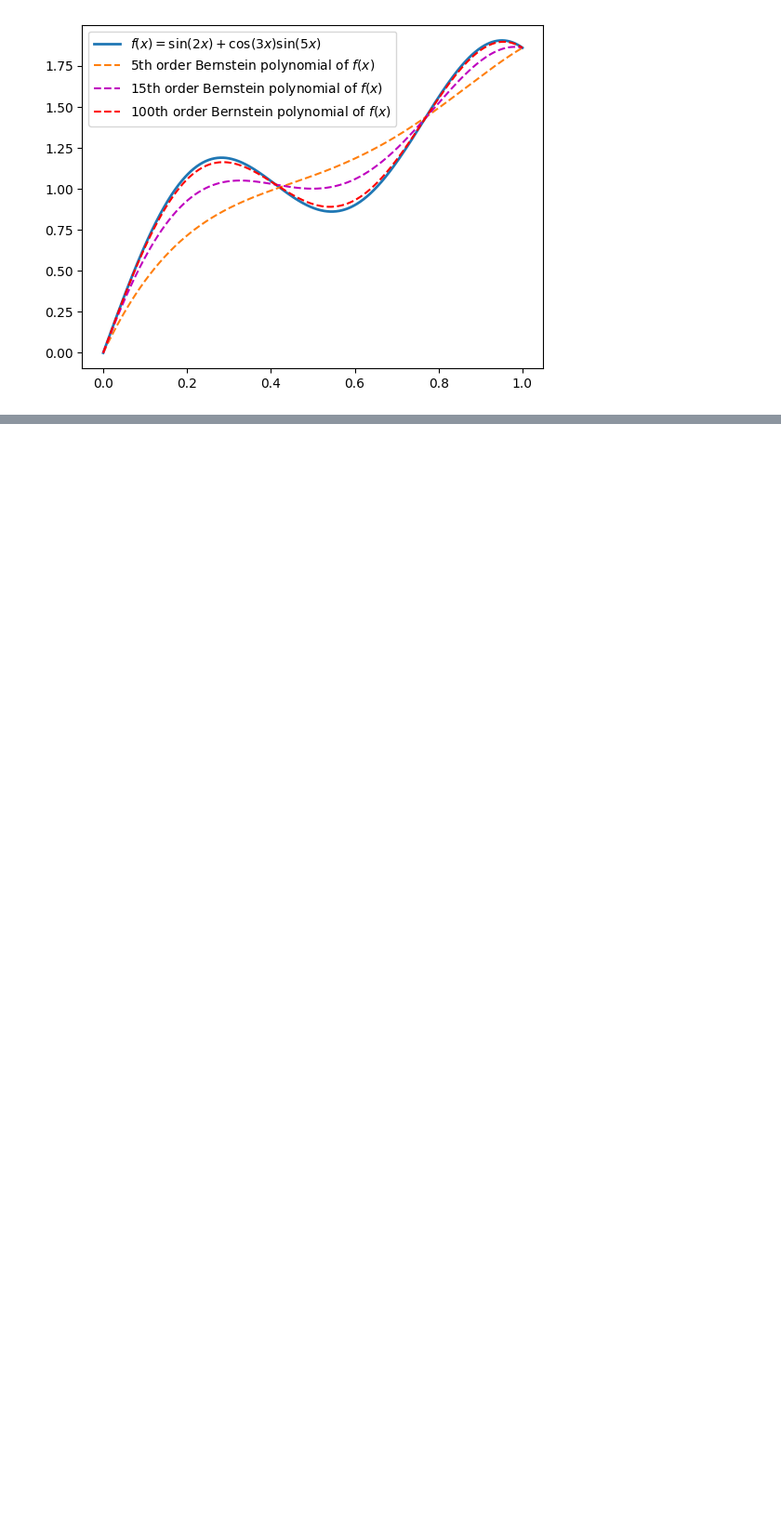
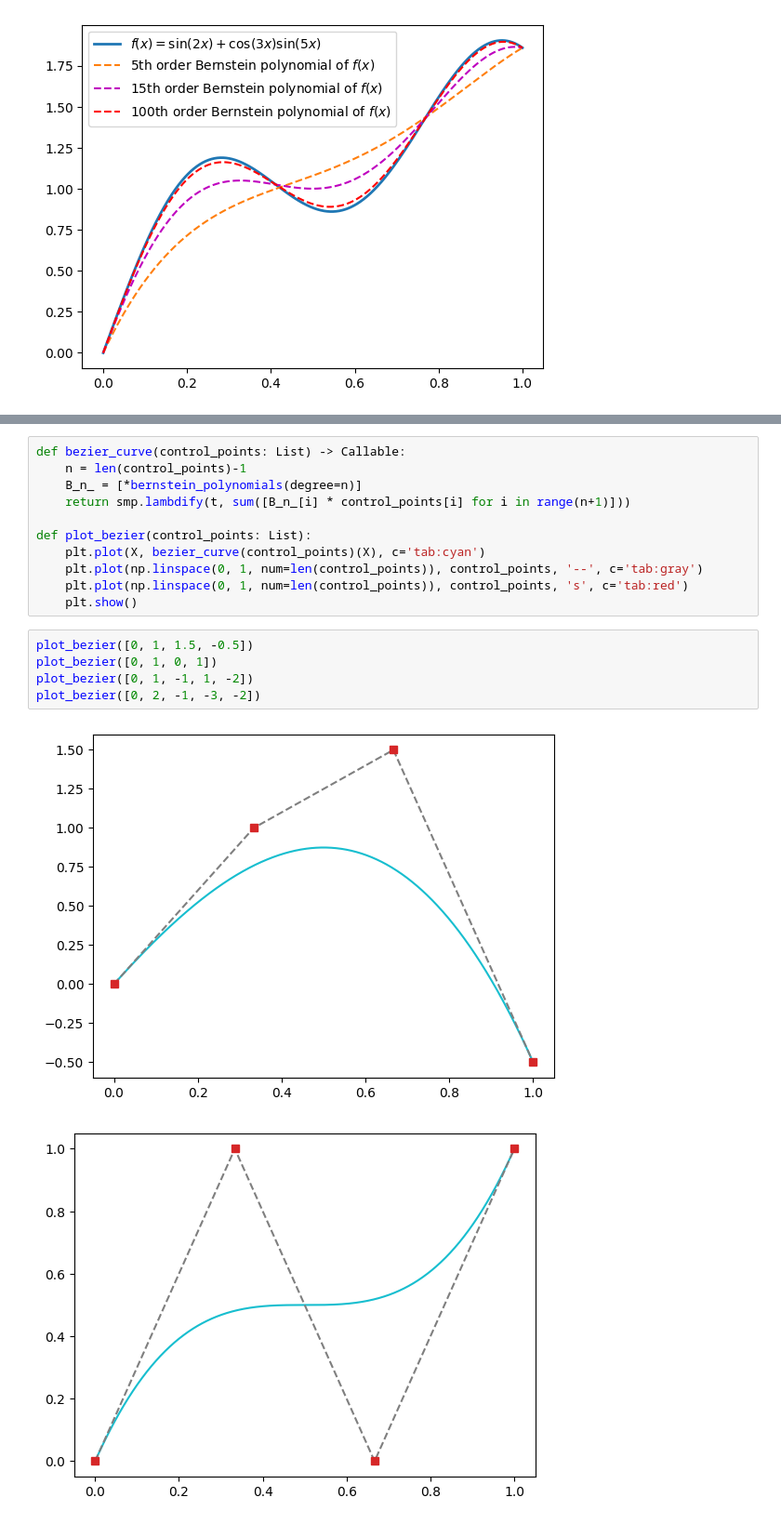
Before and after one commit to ttesmer/CAMPP, a Jupyter notebook: parametric_curves/Bernstein Polynomials, Bezier Curves, B-Splines and NURBS.ipynb, the cells around one changed output, grey strips where cells are left out. Shown at 93% size. Drawn from its saved outputs; the diff is of its cells as text; blank space fills up the shorter version.

Commit message:
Add Bezier curves

```diff
--- a/parametric_curves/Bernstein Polynomials, Bezier Curves, B-Splines and NURBS.ipynb
+++ b/parametric_curves/Bernstein Polynomials, Bezier Curves, B-Splines and NURBS.ipynb
@@ -46,0 +50,19 @@ plt.show()
+# %%
+def bezier_curve(control_points: List) -> Callable:
+    n = len(control_points)-1
+    B_n_ = [*bernstein_polynomials(degree=n)]
+    return smp.lambdify(t, sum([B_n_[i] * control_points[i] for i in range(n+1)]))
+
+def plot_bezier(control_points: List):
+    plt.plot(X, bezier_curve(control_points)(X), c='tab:cyan')
+    plt.plot(np.linspace(0, 1, num=len(control_points)), control_points, '--', c='tab:gray')
+    plt.plot(np.linspace(0, 1, num=len(control_points)), control_points, 's', c='tab:red')
+    plt.show()
+# %%
+plot_bezier([0, 1, 1.5, -0.5])
+plot_bezier([0, 1, 0, 1])
+plot_bezier([0, 1, -1, 1, -2])
+plot_bezier([0, 2, -1, -3, -2])
+# %% [output]
+[figure, added]
+[figure, added]
```
Also changed, not shown: parts of 2 cells of this notebook.
